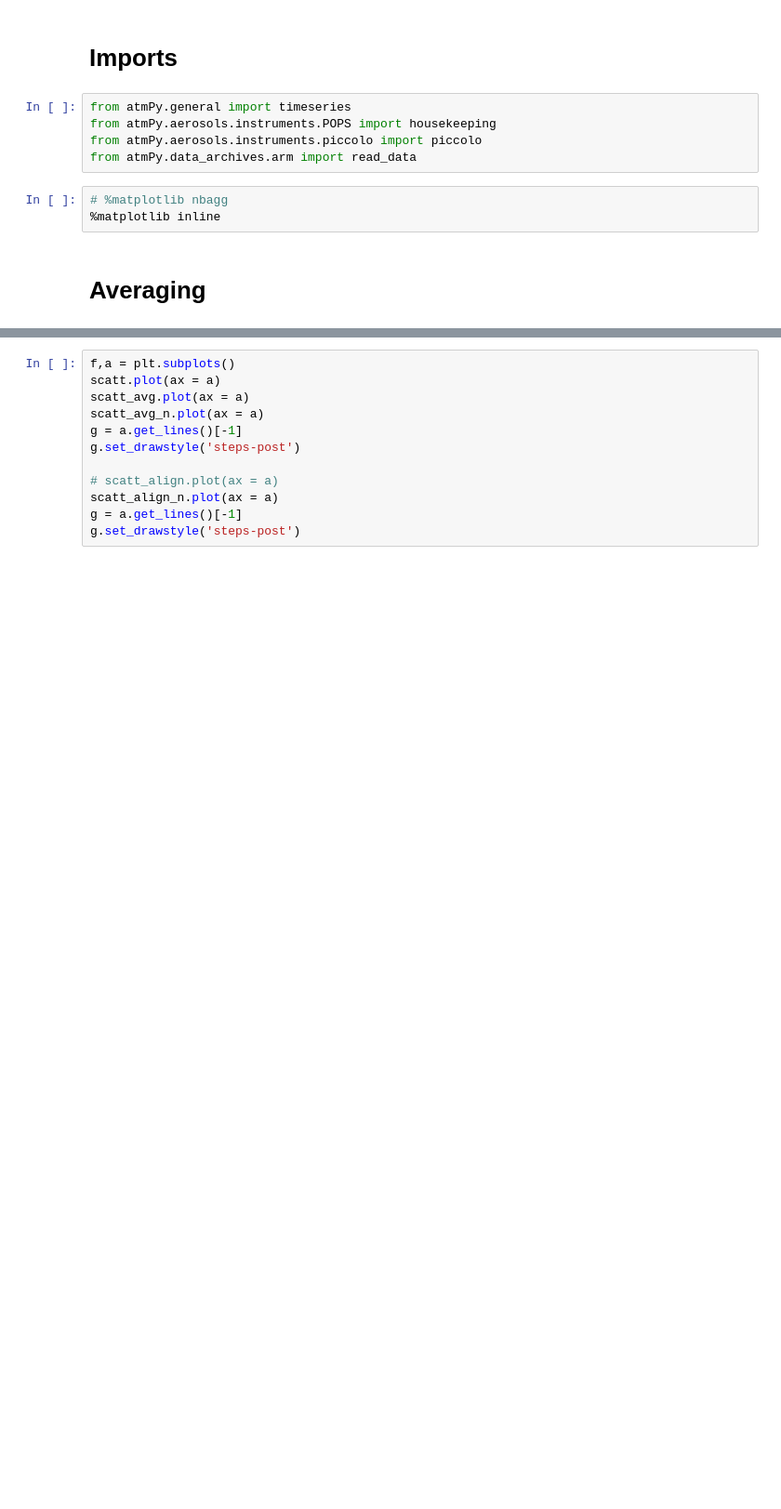
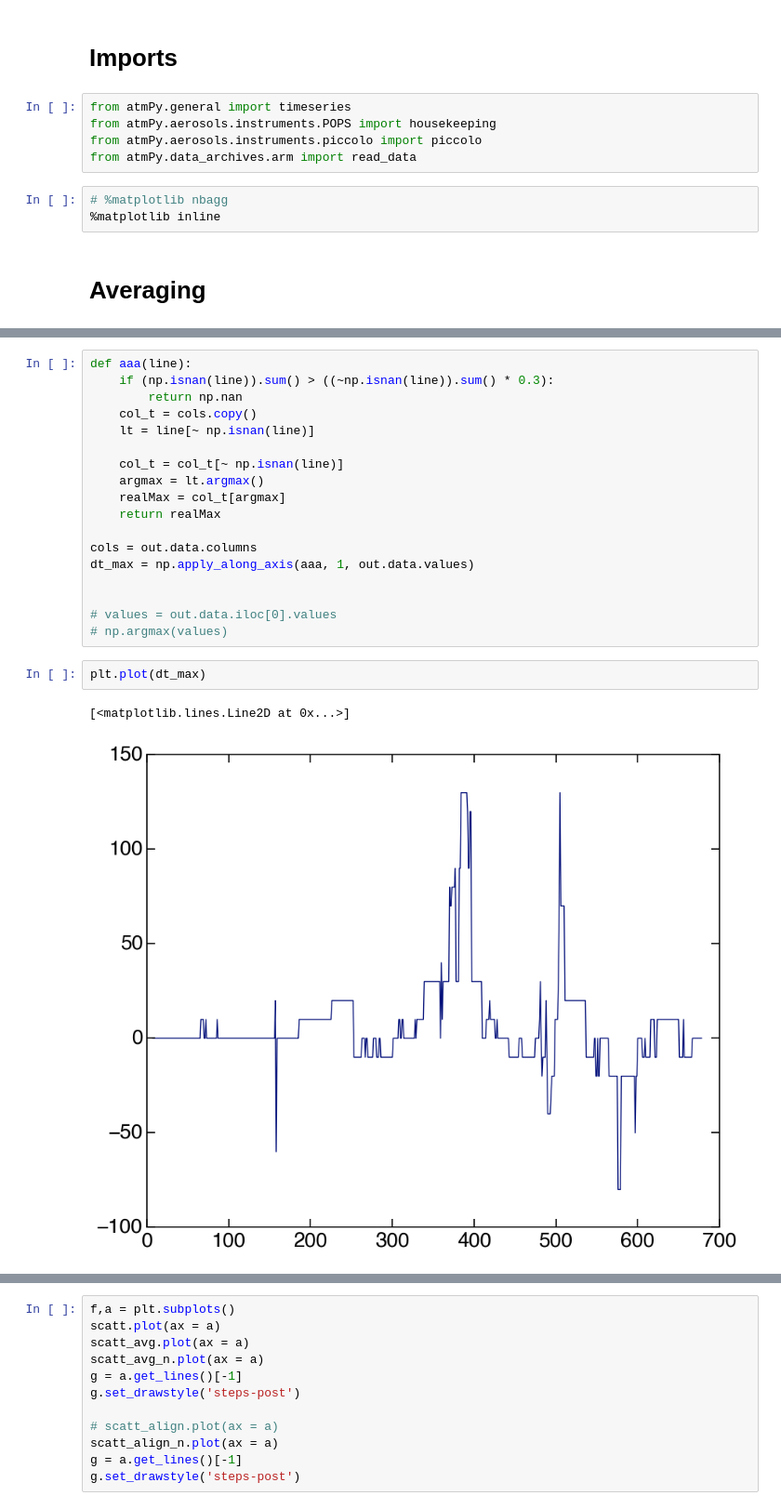
Before and after one commit to wblumberg/atm-py, a Jupyter notebook: examples/timeseries.ipynb, the cells around one changed output, grey strips where cells are left out. Shown at 93% size. Drawn from its saved outputs; the diff is of its cells as text; blank space fills up the shorter version.

```diff
--- a/examples/timeseries.ipynb
+++ b/examples/timeseries.ipynb
@@ -28,0 +69,23 @@ scatt = noaaaos.scatt_coeff._del_all_columns_but('Bs_G_Dry_1um_Neph3W_1')
+# %%
+def aaa(line):
+    if (np.isnan(line)).sum() > ((~np.isnan(line)).sum() * 0.3):
+        return np.nan
+    col_t = cols.copy()
+    lt = line[~ np.isnan(line)]
+
+    col_t = col_t[~ np.isnan(line)]
+    argmax = lt.argmax()
+    realMax = col_t[argmax]
+    return realMax
+
+cols = out.data.columns
+dt_max = np.apply_along_axis(aaa, 1, out.data.values)
+
+
+# values = out.data.iloc[0].values
+# np.argmax(values)
+# %%
+plt.plot(dt_max)
+# %% [output]
+[<matplotlib.lines.Line2D at 0x...>]
+[figure, added]
```
Also changed, not shown: parts of 31 cells of this notebook, 3 other files.
